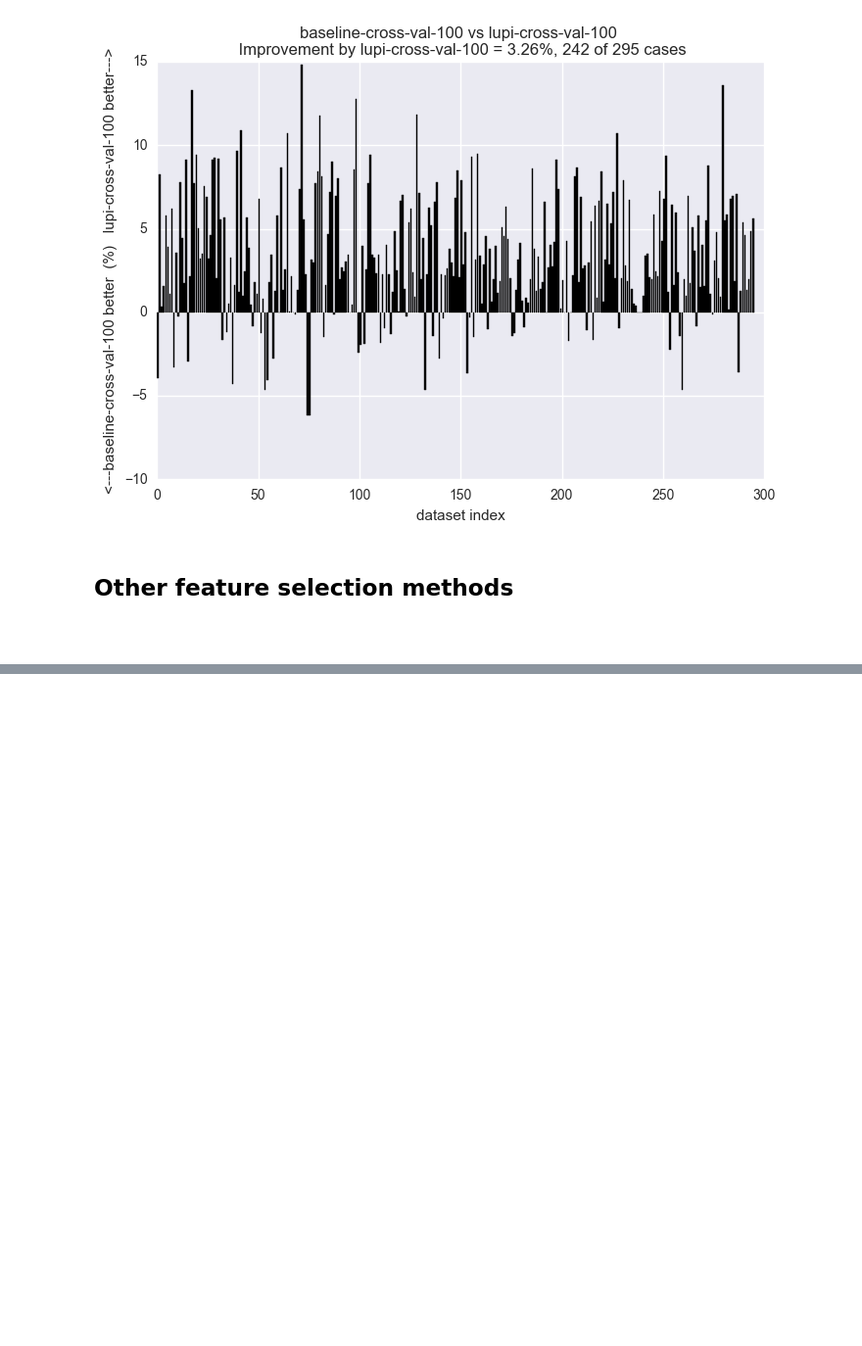
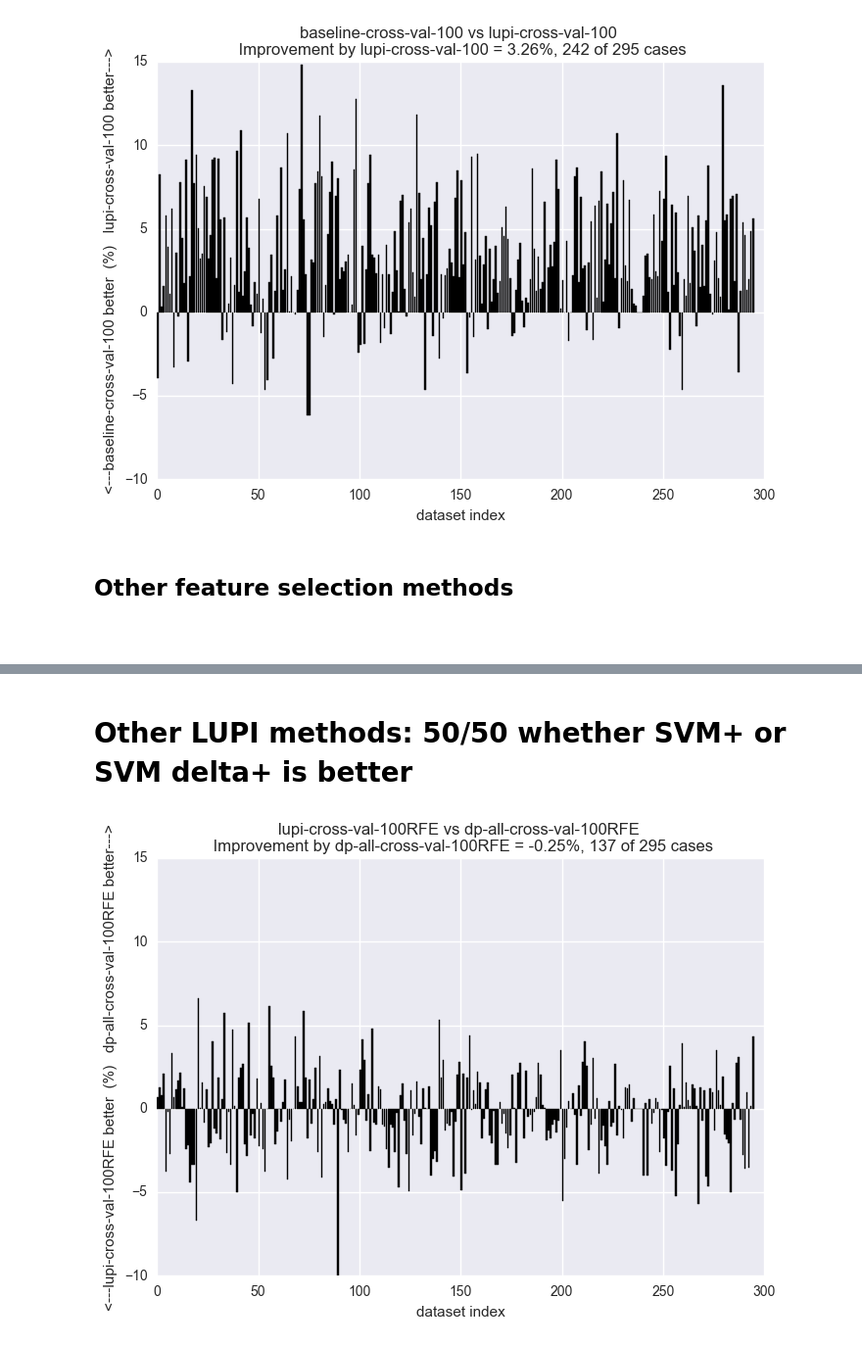
Before and after one commit to jt86/Notebooks, a Jupyter notebook: LUFeNotebook.ipynb, the cells around one changed output, grey strips where cells are left out. Shown: that part at 98% size. Cells and saved outputs as stored; diff of their text form; code cells hidden in the pictures; blank space fills up the shorter version.

Commit message:
adding all collate results notebooks

```diff
--- a/LUFeNotebook.ipynb
+++ b/LUFeNotebook.ipynb
@@ -19,11 +19,2 @@ import FeatureSelectionPython278 as pj
 # %% [markdown]
 ## Original settings: 295 TechTC datasets - top 300 features chosen with RFE
-# %%
-from FeatureSelectionPython278 import ProcessNumpyResults as PNR
-lufe_baseline = PNR.Setting(295,'lupi',300,'cross-val',100, '')
-svm_baseline = PNR.Setting(295,'svm',300,'cross-val',100, '')
-all_baseline = PNR.Setting(295,'baseline',300,'cross-val',100, '')
-dsvm = PNR.Setting(295,'dsvm',300,'cross-val',100, '')
-# ProcessNumpyResults.compare_two_settings(lufe_baseline, svm_baseline)
-import imp
-imp.reload(PNR)
@@ -31,0 +21,26 @@ imp.reload(PNR)
+# %%
+from FeatureSelectionPython278 import ProcessNumpyResults as PNR
+e
+
+dsvm = PNR.Setting(295,'dsvm',300,'cross-val',100, 'RFE')
+anova_lupi = PNR.Setting(295, 'lupi', 300, 'cross-val', 100, 'anova')
+anova_svm = PNR.Setting(295, 'svm', 300, 'cross-val', 100, 'anova')
+chi2_lupi = PNR.Setting(295, 'lupi', 300, 'cross-val', 100, 'chi2')
+chi2_svm = PNR.Setting(295, 'svm', 300, 'cross-val', 100, 'chi2')
+mutinfo_lupi_100 = PNR.Setting(295, 'lupi', 300, 'cross-val', 100, 'mutinfo')
+mutinfo_lupi_10 = PNR.Setting(295, 'lupi', 300, 'cross-val', 10, 'mutinfo')
+mutinfo_svm = PNR.Setting(295,'svm',300,'cross-val',100,'mutinfo')
+svm_deltaplus_wrong = PNR.Setting(295,'dp',300,'wrongparams',100,'RFE')
+svm_deltaplus_fixed = PNR.Setting(295,'dp',300,'fixed-delta',100,'RFE')
+svm_deltaplus = PNR.Setting(295,'dp',300,'all-cross-val',100,'RFE')
+import imp
+imp.reload(PNR)
+
+def get_list_attributes(s):
+    attributes = [s.name,s.num_datasets,s.classifier_type,s.n_top_feats,s.percent_of_priv,s.featsel]
+    print(attributes)
+    if s.featsel == 'RFE':
+        s.featsel = ''
+    scores = np.round(np.mean(PNR.get_errors(s)),10)
+    attributes.append(scores)
+    return attributes
@@ -53,0 +114,6 @@ PNR.plot_bars(all_baseline,lufe_baseline)
+# %% [markdown]
+# Other LUPI methods:  50/50  whether SVM+ or SVM delta+ is better
+# %%
+PNR.plot_bars(lufe_baseline,svm_deltaplus)
+# %% [output]
+[figure, added]
```
Also changed, not shown: parts of 12 cells of this notebook, 4 other files.
